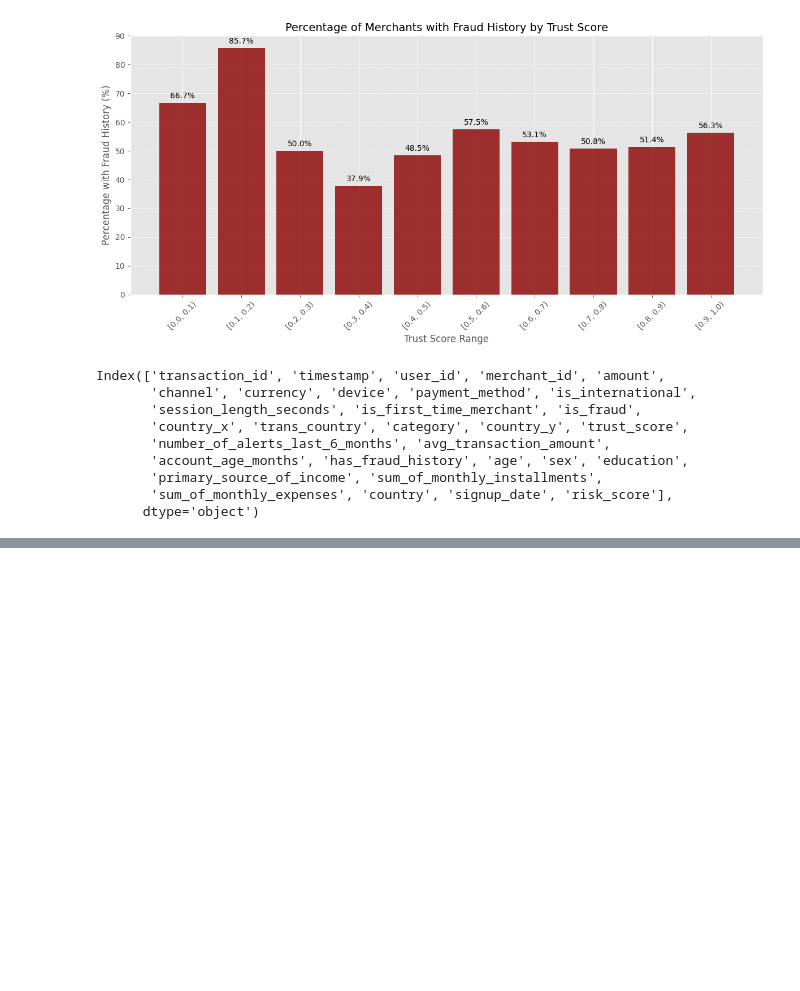
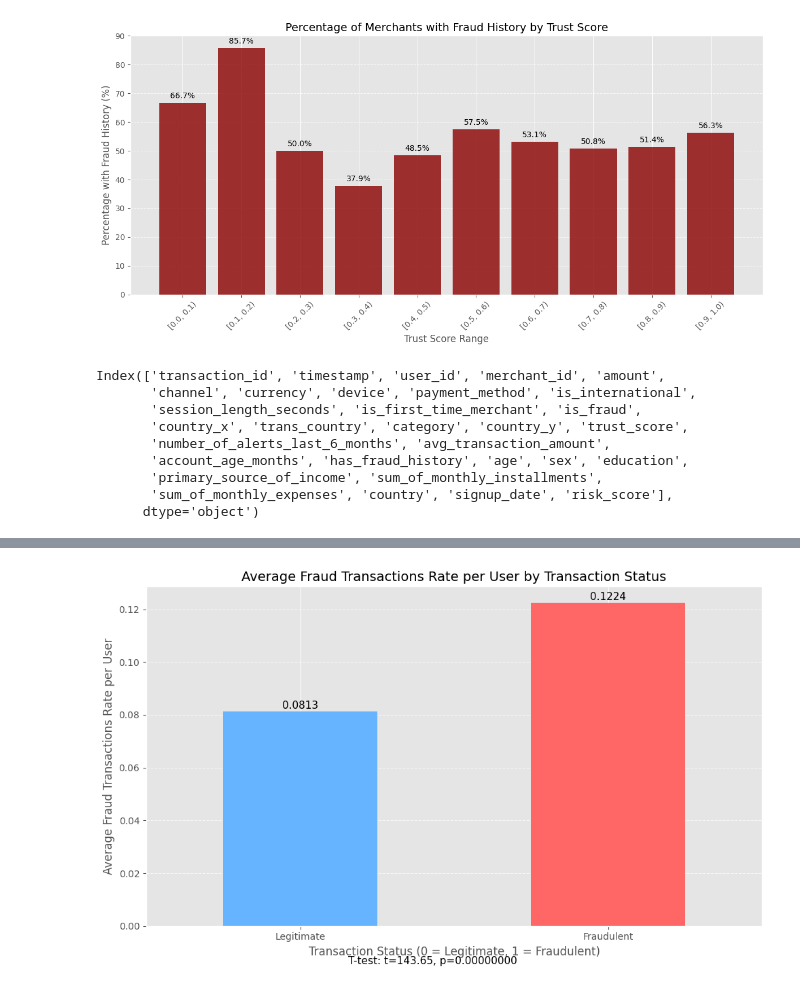
Before and after one commit to b-szczesniak/hackathon-entry, a Jupyter notebook: src/data_exploration.ipynb, the cells around one changed output, grey strips where cells are left out. Saved outputs shown, nothing was run; the diff lists cells and outputs as text; code cells hidden in the pictures; blank space fills up the shorter version.

```diff
--- a/src/data_exploration.ipynb
+++ b/src/data_exploration.ipynb
@@ -722,2 +747,5 @@ Name: is_fraud, dtype: float64
+# %%
+eu = list(users_df['country'].values)
+transactions_with_country['is_eu'] = transactions_with_country['trans_country'].apply(lambda x: 1 if x in eu else 0)
 # %%
 from scipy import stats
@@ -863,2 +847,0 @@ is_eu
-# %%
-transactions_with_country['is_international_real'] =
@@ -864,0 +888,33 @@ transactions_with_country['is_international_real'] =
+# %%
+from scipy import stats
+
+# Group by is_fraud and calculate mean fraud_transactions_rate_per_user
+fraud_rate_by_status = transactions_with_country.groupby(['is_fraud'])['fraud_transactions_rate_per_user'].mean()
+
+# Create the bar chart
+plt.figure(figsize=(10, 6))
+bars = fraud_rate_by_status.plot(kind='bar', color=['#66b3ff', '#ff6666'])
+
+# Add labels and title
+plt.title('Average Fraud Transactions Rate per User by Transaction Status', fontsize=14)
+plt.xlabel('Transaction Status (0 = Legitimate, 1 = Fraudulent)', fontsize=12)
+plt.ylabel('Average Fraud Transactions Rate per User', fontsize=12)
+plt.xticks([0, 1], ['Legitimate', 'Fraudulent'], rotation=0)
+plt.grid(axis='y', linestyle='--', alpha=0.7)
+
+# Add value labels on top of bars
+for i, v in enumerate(fraud_rate_by_status):
+     plt.text(i, v + 0.001, f'{v:.4f}', ha='center', fontsize=11)
+
+# Add statistical test
+# Perform t-test for statistical significance
+legitimate = transactions_with_country[transactions_with_country['is_fraud'] == 0]['fraud_transactions_rate_per_user']
+fraudulent = transactions_with_country[transactions_with_country['is_fraud'] == 1]['fraud_transactions_rate_per_user']
+t_stat, p_value = stats.ttest_ind(fraudulent, legitimate, equal_var=False)
+
+plt.figtext(0.5, 0.01, f'T-test: t={t_stat:.2f}, p={p_value:.8f}', ha='center', fontsize=11)
+
+plt.tight_layout()
+plt.show()
+# %% [output]
+[figure, added]
```
Also changed, not shown: parts of 13 cells of this notebook, 2 other files.
